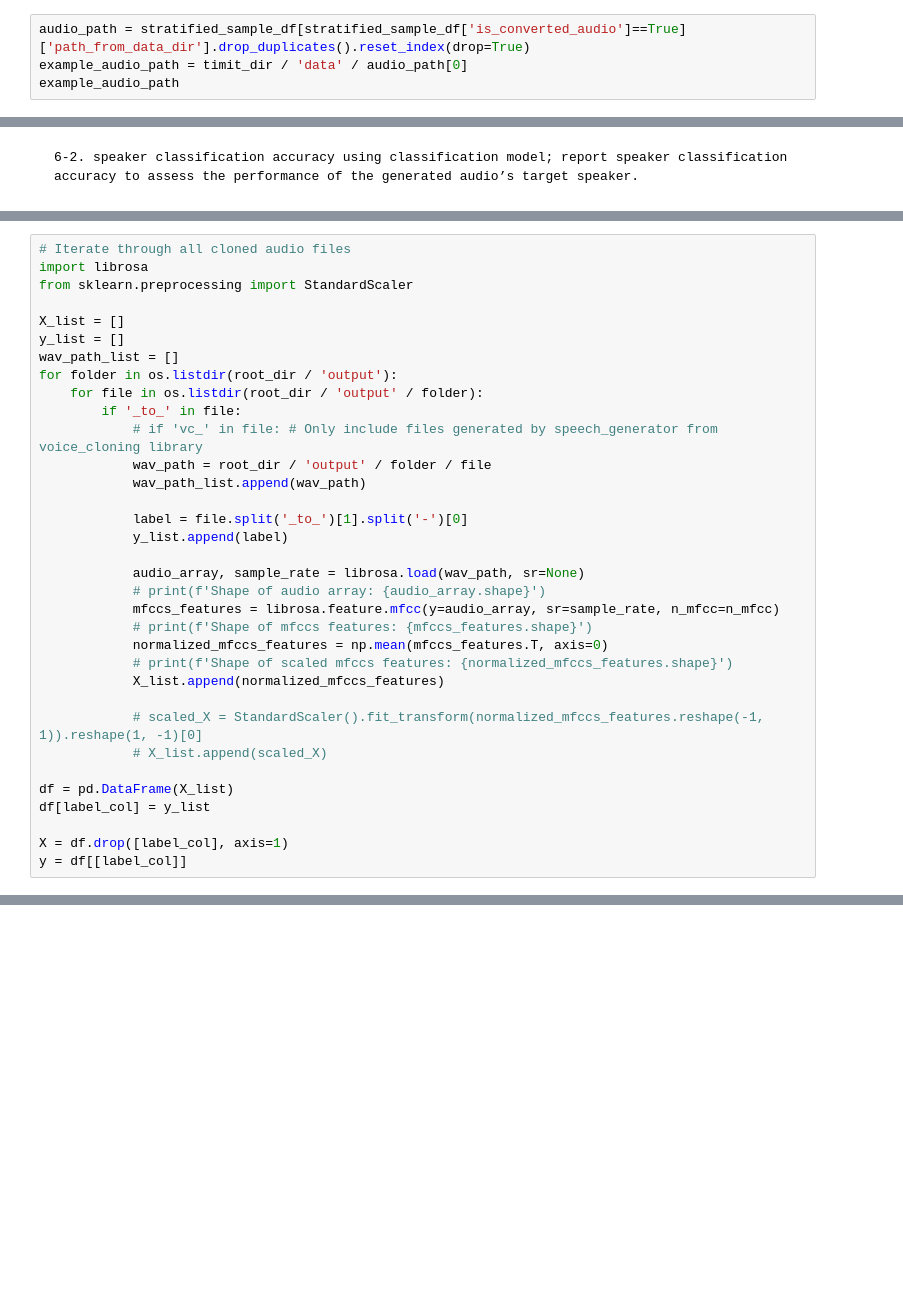
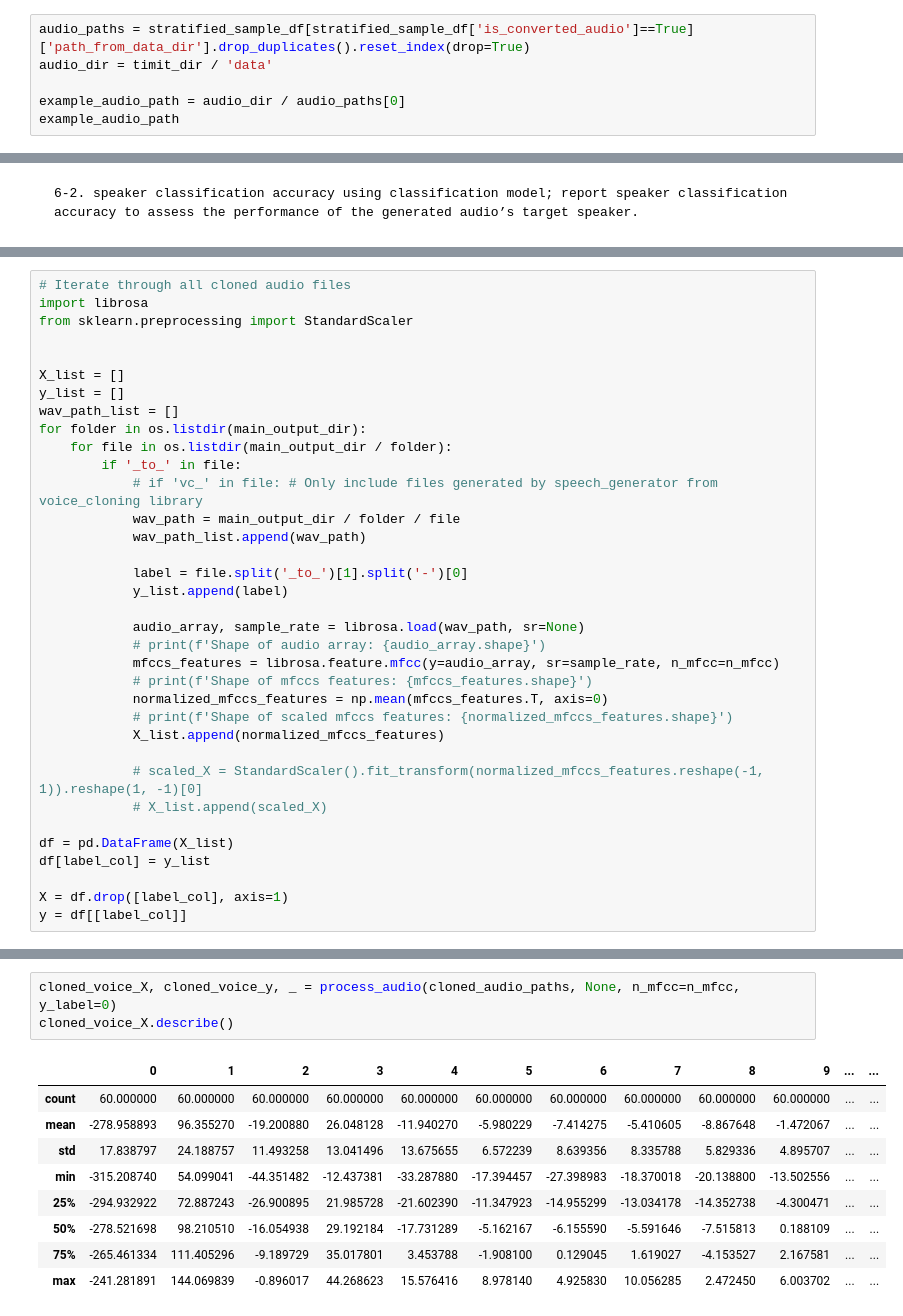
Before and after one commit to henryhyunwookim/Voice-Cloning-and-Fake-Audio-Detection, a Jupyter notebook: VoiceCloningAndFakeAudioDetection.ipynb, the cells around one changed output, grey strips where cells are left out. Saved outputs shown, nothing was run; the diff lists cells and outputs as text; blank space fills up the shorter version.

```diff
--- a/VoiceCloningAndFakeAudioDetection.ipynb
+++ b/VoiceCloningAndFakeAudioDetection.ipynb
@@ -229,8 +235,10 @@ Existing label dict loaded from d:\OneDrive\GitHub\Apziva\K7h2vHrgG1Gl0S2r\saved
 Get paths to audio files that are in 'wav' form from the stratified samples.<br>
 Also, get an example audio path for exploration.
 # %%
-audio_path = stratified_sample_df[stratified_sample_df['is_converted_audio']==True]['path_from_data_dir'].drop_duplicates().reset_index(drop=True)
-example_audio_path = timit_dir / 'data' / audio_path[0]
+audio_paths = stratified_sample_df[stratified_sample_df['is_converted_audio']==True]['path_from_data_dir'].drop_duplicates().reset_index(drop=True)
+audio_dir = timit_dir / 'data'
+
+example_audio_path = audio_dir / audio_paths[0]
 example_audio_path
 # %% [output]
 WindowsPath('d:/OneDrive/GitHub/Apziva/K7h2vHrgG1Gl0S2r/data/TIMIT/archive/data/TRAIN/DR5/MMDM1/SI783.WAV.wav')
@@ -608,14 +616,15 @@ Moving on to verifying whether cloned audio files are correctly classified as th
 import librosa
 from sklearn.preprocessing import StandardScaler
 
+
 X_list = []
 y_list = []
 wav_path_list = []
-for folder in os.listdir(root_dir / 'output'):
-    for file in os.listdir(root_dir / 'output' / folder):
+for folder in os.listdir(main_output_dir):
+    for file in os.listdir(main_output_dir / folder):
         if '_to_' in file:
             # if 'vc_' in file: # Only include files generated by speech_generator from voice_cloning library
-            wav_path = root_dir / 'output' / folder / file
+            wav_path = main_output_dir / folder / file
             wav_path_list.append(wav_path)
 
             label = file.split('_to_')[1].split('-')[0]
@@ -757,0 +801,13 @@ Name: label, dtype: int64
+# %%
+cloned_voice_X, cloned_voice_y, _ = process_audio(cloned_audio_paths, None, n_mfcc=n_mfcc, y_label=0)
+cloned_voice_X.describe()
+# %% [output]
+|  | 0 | 1 | 2 | 3 | 4 | 5 | 6 | 7 | 8 | 9 | ... | ... |
+| count | 60.000000 | 60.000000 | 60.000000 | 60.000000 | 60.000000 | 60.000000 | 60.000000 | 60.000000 | 60.000000 | 60.000000 | ... | ... |
+| mean | -278.958893 | 96.355270 | -19.200880 | 26.048128 | -11.940270 | -5.980229 | -7.414275 | -5.410605 | -8.867648 | -1.472067 | ... | ... |
+| std | 17.838797 | 24.188757 | 11.493258 | 13.041496 | 13.675655 | 6.572239 | 8.639356 | 8.335788 | 5.829336 | 4.895707 | ... | ... |
+| min | -315.208740 | 54.099041 | -44.351482 | -12.437381 | -33.287880 | -17.394457 | -27.398983 | -18.370018 | -20.138800 | -13.502556 | ... | ... |
+| 25% | -294.932922 | 72.887243 | -26.900895 | 21.985728 | -21.602390 | -11.347923 | -14.955299 | -13.034178 | -14.352738 | -4.300471 | ... | ... |
+| 50% | -278.521698 | 98.210510 | -16.054938 | 29.192184 | -17.731289 | -5.162167 | -6.155590 | -5.591646 | -7.515813 | 0.188109 | ... | ... |
+| 75% | -265.461334 | 111.405296 | -9.189729 | 35.017801 | 3.453788 | -1.908100 | 0.129045 | 1.619027 | -4.153527 | 2.167581 | ... | ... |
+| max | -241.281891 | 144.069839 | -0.896017 | 44.268623 | 15.576416 | 8.978140 | 4.925830 | 10.056285 | 2.472450 | 6.003702 | ... | ... |
```
Also changed, not shown: parts of 33 cells of this notebook, 2 other files.
